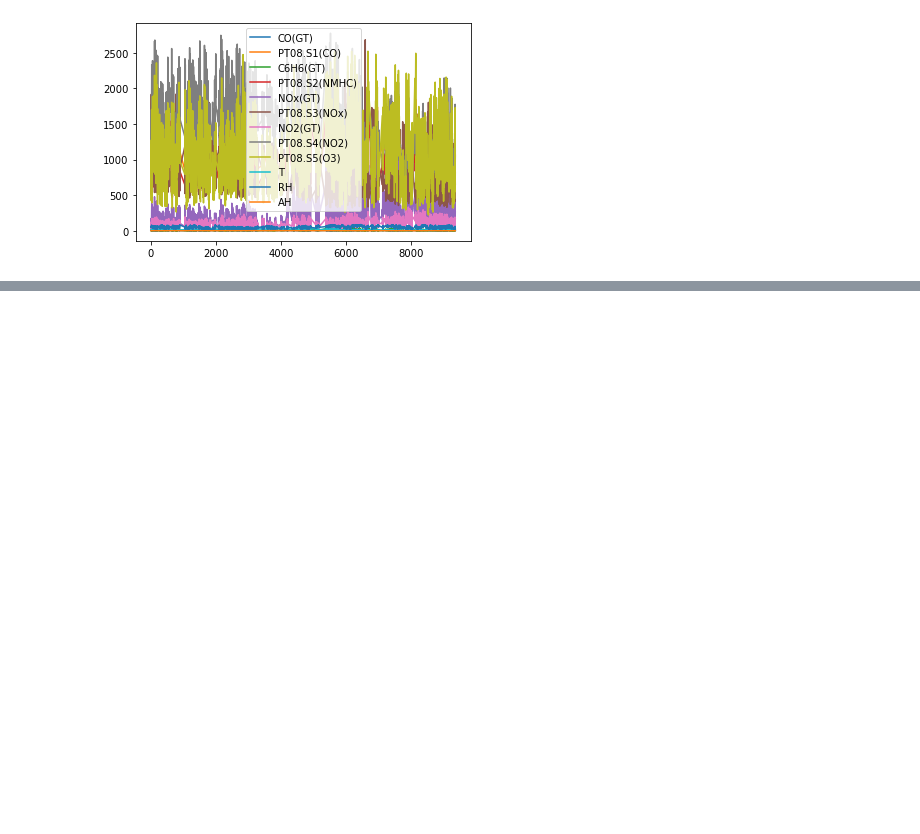
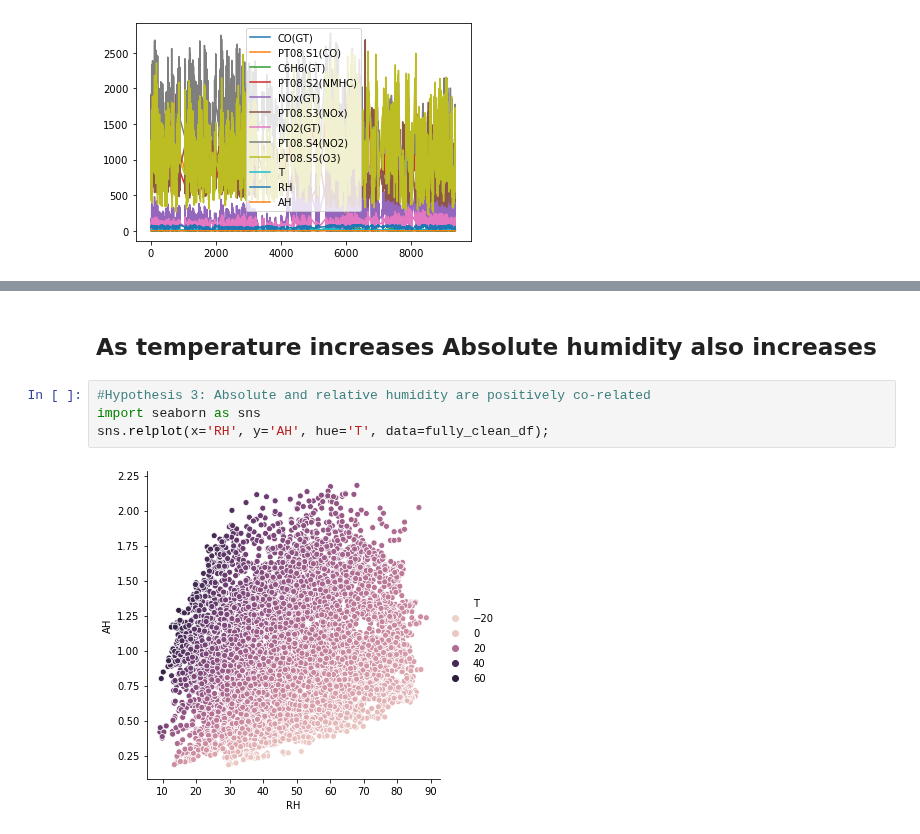
Before and after one commit to sateesh12/bin_utils, a Jupyter notebook: AQI_Analysis.ipynb, the cells around one changed output, grey strips where cells are left out. Drawn from its saved outputs; the diff is of its cells as text; blank space fills up the shorter version.

```diff
--- a/AQI_Analysis.ipynb
+++ b/AQI_Analysis.ipynb
@@ -244,0 +260,8 @@ fully_clean_df .shape
+# %% [markdown]
+## As temperature increases Absolute humidity also increases
+# %%
+#Hypothesis 3: Absolute and relative humidity are positively co-related
+import seaborn as sns
+sns.relplot(x='RH', y='AH', hue='T', data=fully_clean_df);
+# %% [output]
+[figure, added]
```
Also changed, not shown: parts of 6 cells of this notebook.
